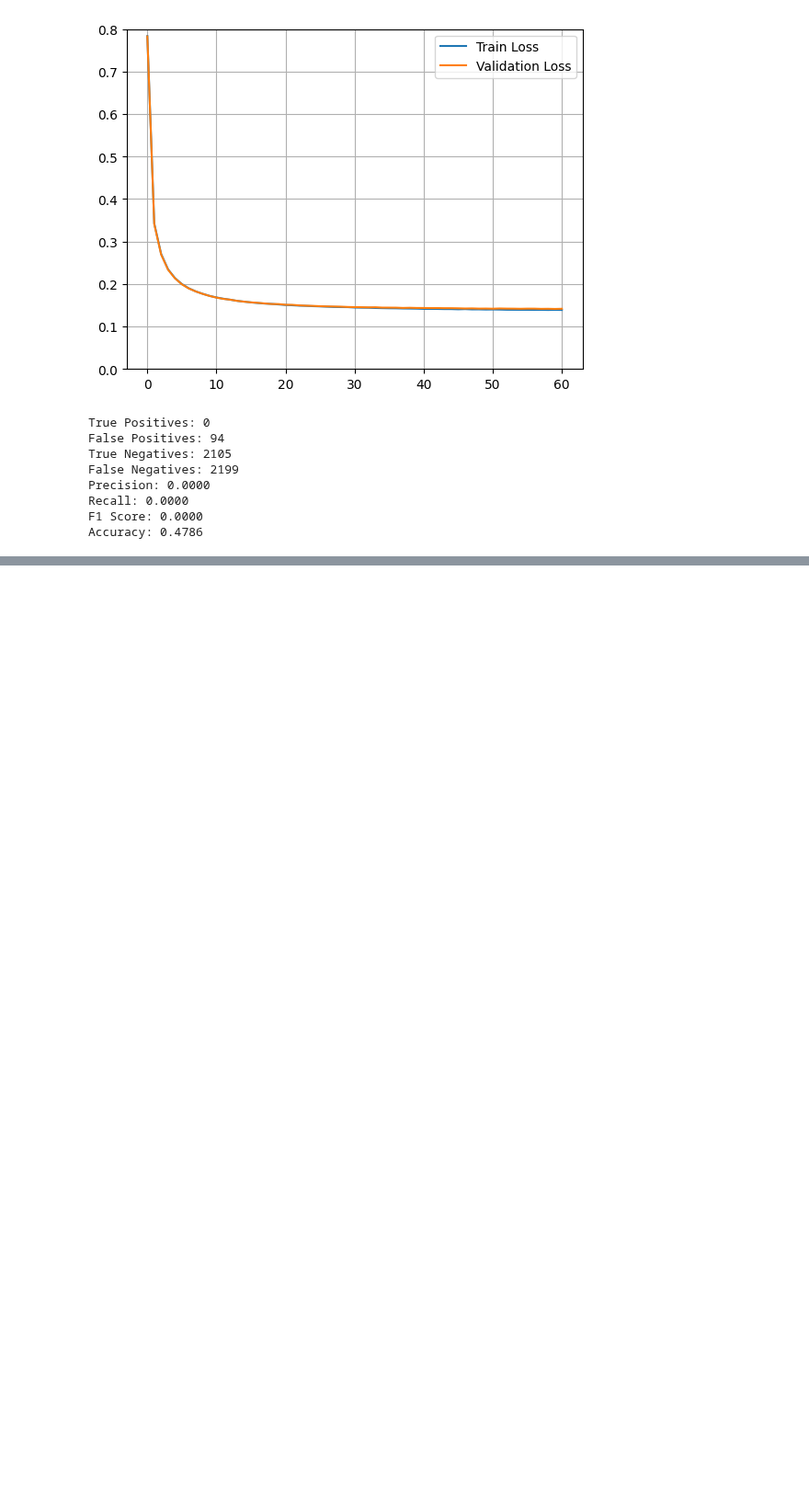
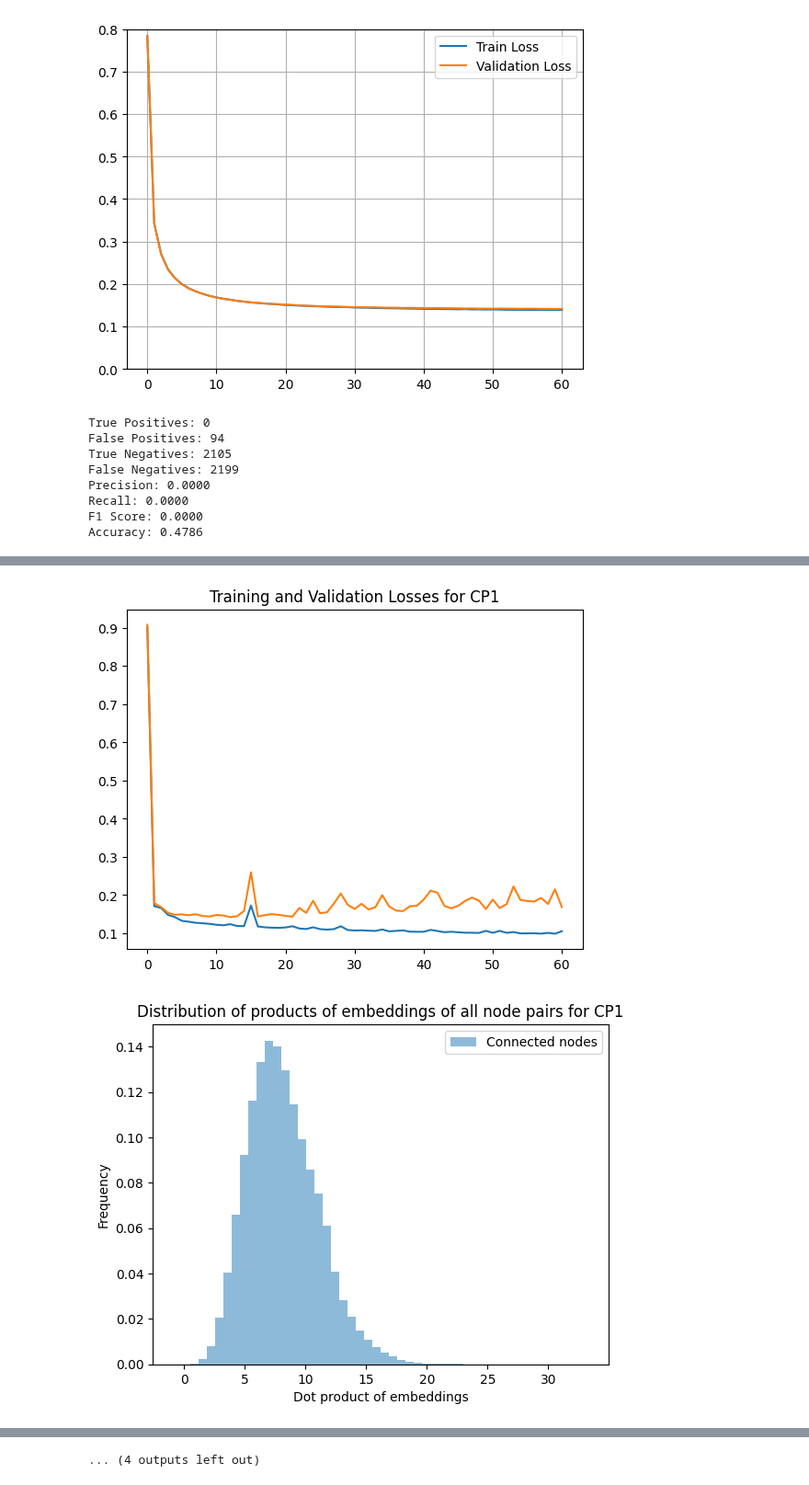
Before and after one commit to fantastic001/VertexVoyage, a Jupyter notebook: notebooks/analyze_embeddings.ipynb, the cells around one changed output, grey strips where cells are left out. Shown at 92% size. Saved outputs shown, nothing was run; the diff lists cells and outputs as text; code cells hidden in the pictures; blank space fills up the shorter version.

```diff
--- a/notebooks/analyze_embeddings.ipynb
+++ b/notebooks/analyze_embeddings.ipynb
@@ -440,0 +460,67 @@ Accuracy: 0.4786
+# %%
+import vertex_voyage.tasks.link_prediction
+import importlib
+import itertools
+importlib.reload(vertex_voyage.tasks.link_prediction)
+model4, train_losses4, val_losses4 = run["cp4/lp_full"]
+model1, train_losses1, val_losses1 = run["cp1/lp_full"]
+model2, train_losses2, val_losses2 = run["cp2/lp_full"]
+model8, train_losses8, val_losses8 = run["cp8/lp_full"]
+D = {
+    1: (train_losses1, val_losses1),
+    2: (train_losses2, val_losses2),
+    4: (train_losses4, val_losses4),
+    8: (train_losses8, val_losses8),
+}
+graph = run["cp4/graph"]
+for cp, (train_losses, val_losses) in D.items():
+    plt.title(f"Training and Validation Losses for CP{cp}")
+    plt.plot(train_losses, label=f"Train Loss CP{cp}")
+    plt.plot(val_losses, label=f"Validation Loss CP{cp}")
+    plt.show()
+
+
+    embedding = run[f"cp{cp}/embedding_dict"]
+    dot_products = []
+    dot_products_connected = []
+    dot_products_non_connected = []
+    for x,y in itertools.combinations(graph.nodes(), 2):
+        ex = embedding[x]
+        ey = embedding[y]
+        dot_products.append(np.dot(ex, ey))
+        if graph.has_edge(x, y):
+            dot_products_connected.append(np.dot(ex, ey))
+        else:
+            dot_products_non_connected.append(np.dot(ex, ey))
+    dot_products = np.array(dot_products)
+    plt.hist(dot_products, bins=50, alpha=0.5, label="Connected nodes", density=True)
+    plt.legend()
+    plt.title("Distribution of products of embeddings of all node pairs for CP" + str(cp))
+    plt.xlabel("Dot product of embeddings")
+    plt.ylabel("Frequency")
+    plt.show()
+
+    dot_products_non_connected = np.array(dot_products_non_connected)
+    dot_products_connected = np.array(dot_products_connected)
+    plt.hist(dot_products_non_connected, bins=50, alpha=0.5, label="Non-connected nodes", density=True)
+    plt.hist(dot_products_connected, bins=50, alpha=0.5, label="Connected nodes", density=True)
+    plt.legend()
+    plt.title("Distribution of products of embeddings of non-connected nodes for CP" + str(cp))
+    plt.xlabel("Dot product of embeddings")
+    plt.ylabel("Frequency")
+    plt.show()
+
+    norms = []
+    for x in graph.nodes():
+        ex = embedding[x]
+        norms.append(np.linalg.norm(ex))
+    norms = np.array(norms)
+    plt.hist(norms, bins=50, alpha=0.5, label="Node embedding norms", density=True)
+    plt.legend()
+    plt.title("Distribution of norms of node embeddings for CP" + str(cp))
+    plt.xlabel("Norm of node embedding")
+    plt.ylabel("Frequency")
+    plt.show()
+# %% [output]
+[figure, added]
+[figure, added]
@@ -440,0 +537 @@ Accuracy: 0.4786
+... (4 outputs left out)
```
Also changed, not shown: parts of 3 cells of this notebook.
